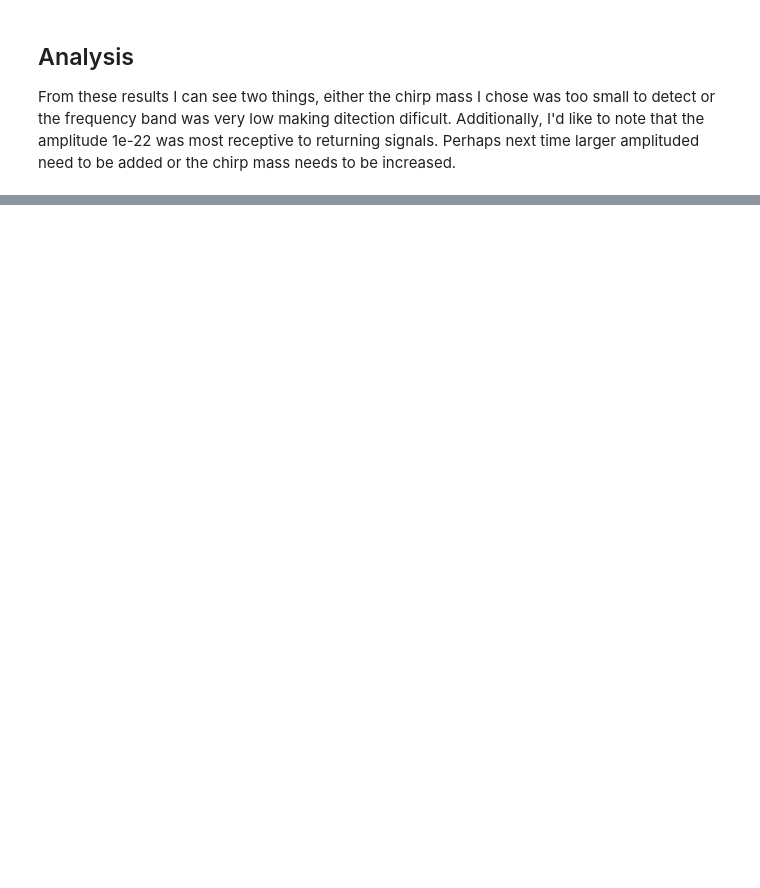
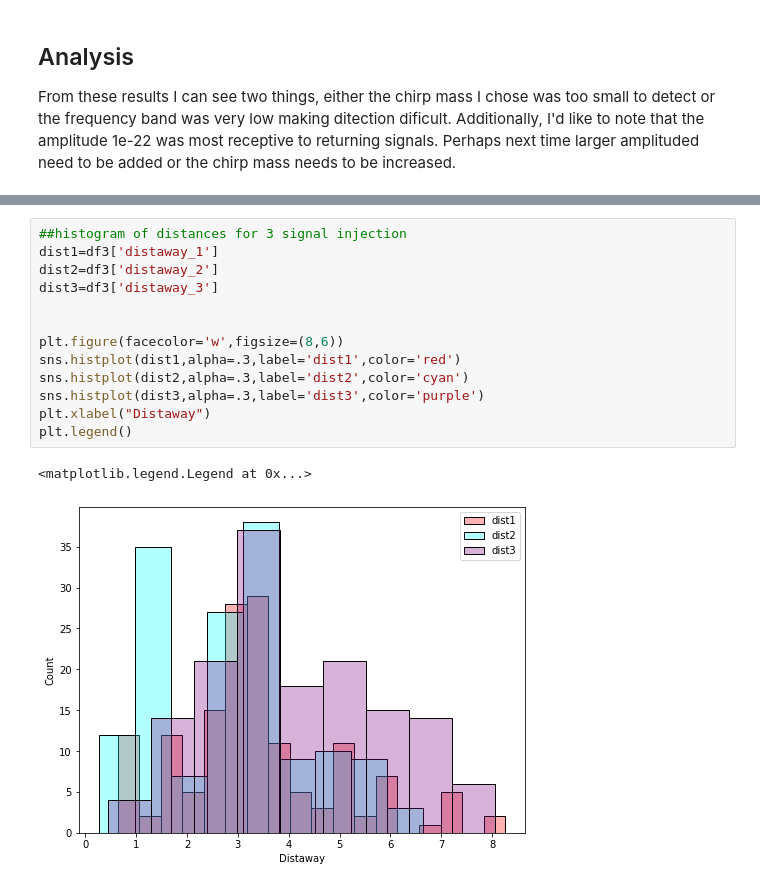
Before and after one commit to lianysfeliciano/GraviationalWaves_IREU, a Jupyter notebook: NSignals.ipynb, the cells around one changed output, grey strips where cells are left out. Saved outputs shown, nothing was run; the diff lists cells and outputs as text; blank space fills up the shorter version.

```diff
--- a/NSignals.ipynb
+++ b/NSignals.ipynb
@@ -313,0 +319,16 @@ From these results I can see two things, either the chirp mass I chose was too s
+# %%
+##histogram of distances for 3 signal injection
+dist1=df3['distaway_1']
+dist2=df3['distaway_2']
+dist3=df3['distaway_3']
+
+
+plt.figure(facecolor='w',figsize=(8,6))
+sns.histplot(dist1,alpha=.3,label='dist1',color='red')
+sns.histplot(dist2,alpha=.3,label='dist2',color='cyan')
+sns.histplot(dist3,alpha=.3,label='dist3',color='purple')
+plt.xlabel("Distaway")
+plt.legend()
+# %% [output]
+<matplotlib.legend.Legend at 0x...>
+[figure, added]
```
Also changed, not shown: parts of 34 cells of this notebook, 3 other files.
